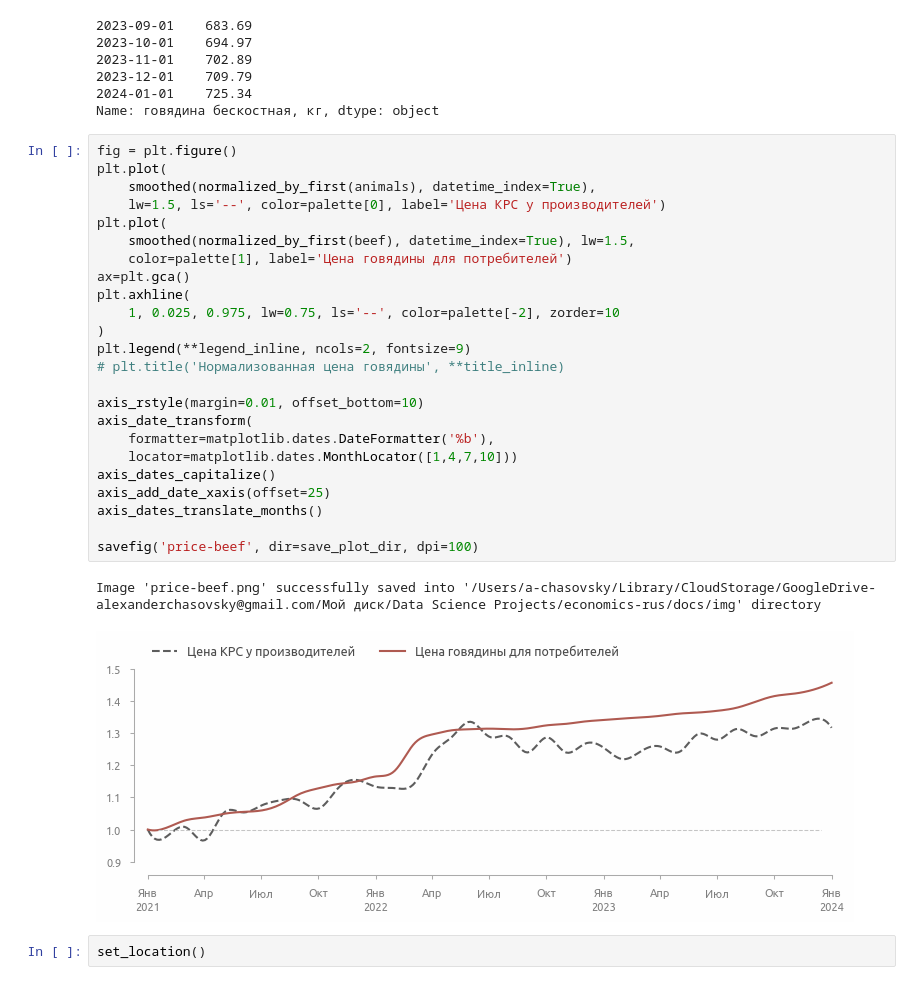
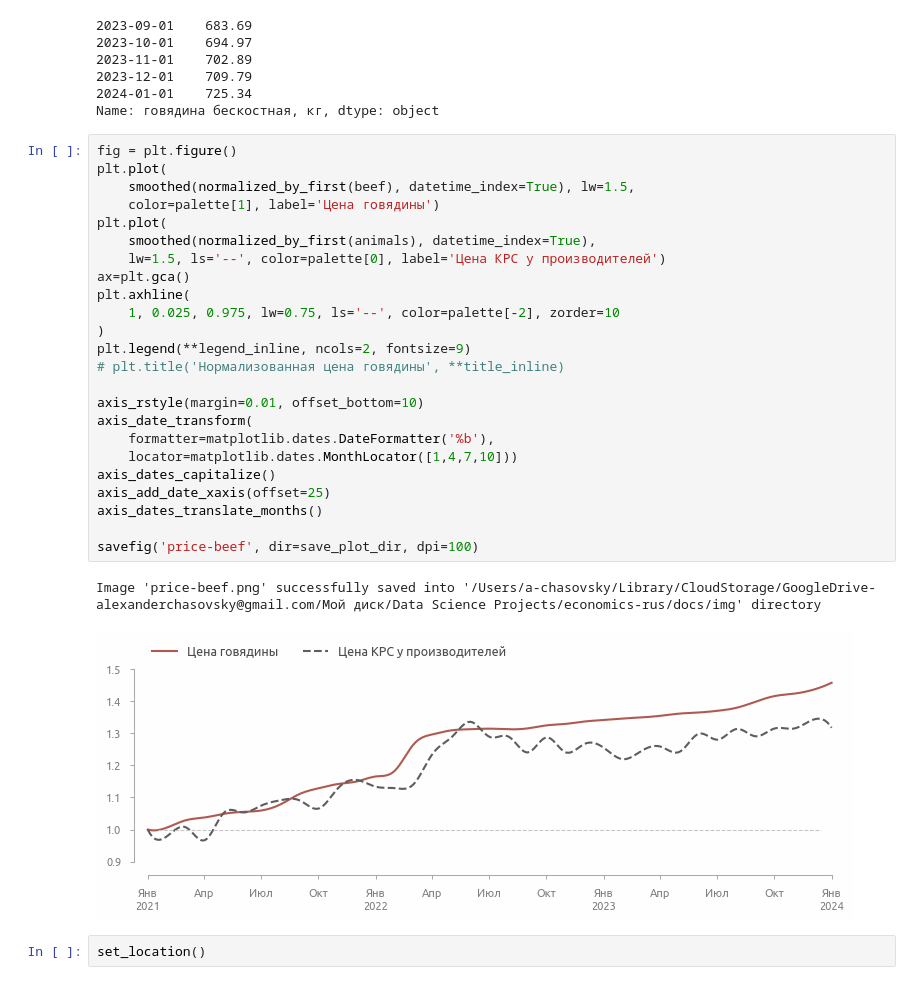
Before and after one commit to a-chasovsky/economics-rus, a Jupyter notebook: notebooks/visualization/consumer-prices-2021-2023.ipynb, the cells around one changed output. Cells and saved outputs as stored; diff of their text form.

```diff
--- a/notebooks/visualization/consumer-prices-2021-2023.ipynb
+++ b/notebooks/visualization/consumer-prices-2021-2023.ipynb
@@ -455,30 +455,30 @@ Name: говядина бескостная, кг, dtype: object
 # %%
 fig = plt.figure()
 plt.plot(
+    smoothed(normalized_by_first(beef), datetime_index=True), lw=1.5,
+    color=palette[1], label='Цена говядины')
+plt.plot(
     smoothed(normalized_by_first(animals), datetime_index=True),
     lw=1.5, ls='--', color=palette[0], label='Цена КРС у производителей')
-plt.plot(
-    smoothed(normalized_by_first(beef), datetime_index=True), lw=1.5,
-    color=palette[1], label='Цена говядины для потребителей')
 ax=plt.gca()
 plt.axhline(
     1, 0.025, 0.975, lw=0.75, ls='--', color=palette[-2], zorder=10
 )
 plt.legend(**legend_inline, ncols=2, fontsize=9)
 # plt.title('Нормализованная цена говядины', **title_inline)
 
 axis_rstyle(margin=0.01, offset_bottom=10)
 axis_date_transform(
     formatter=matplotlib.dates.DateFormatter('%b'),
     locator=matplotlib.dates.MonthLocator([1,4,7,10]))
 axis_dates_capitalize()
 axis_add_date_xaxis(offset=25)
 axis_dates_translate_months()
 
 savefig('price-beef', dir=save_plot_dir, dpi=100)
 # %% [output]
 Image 'price-beef.png' successfully saved into '/Users/a-chasovsky/Library/CloudStorage/GoogleDrive-alexanderchasovsky@gmail.com/Мой диск/Data Science Projects/economics-rus/docs/img' directory
-[figure, old version]
+[figure, new version]
 # %%
 set_location()
 # %%
```
Also changed, not shown: parts of 8 cells of this notebook, 9 other files.
